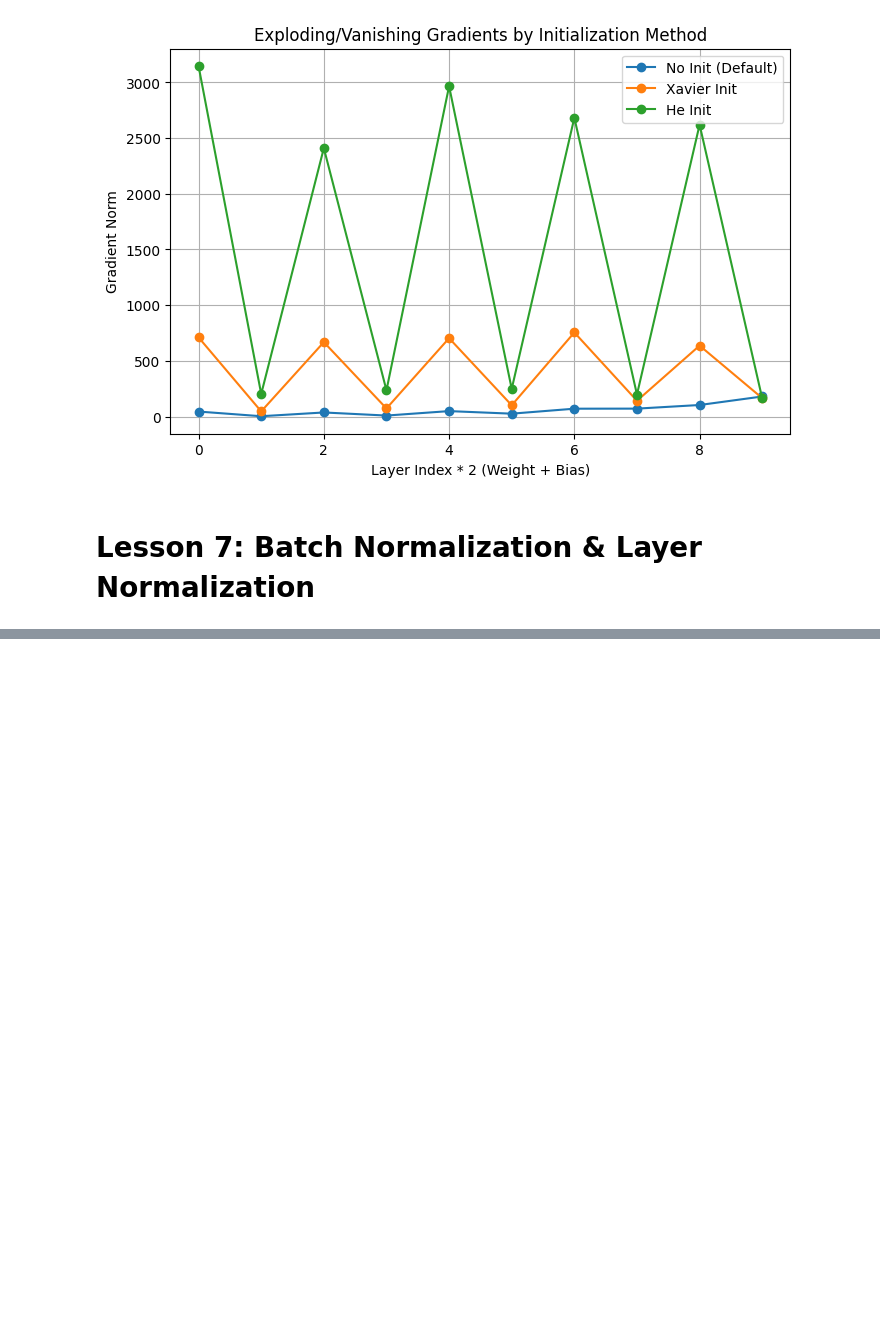
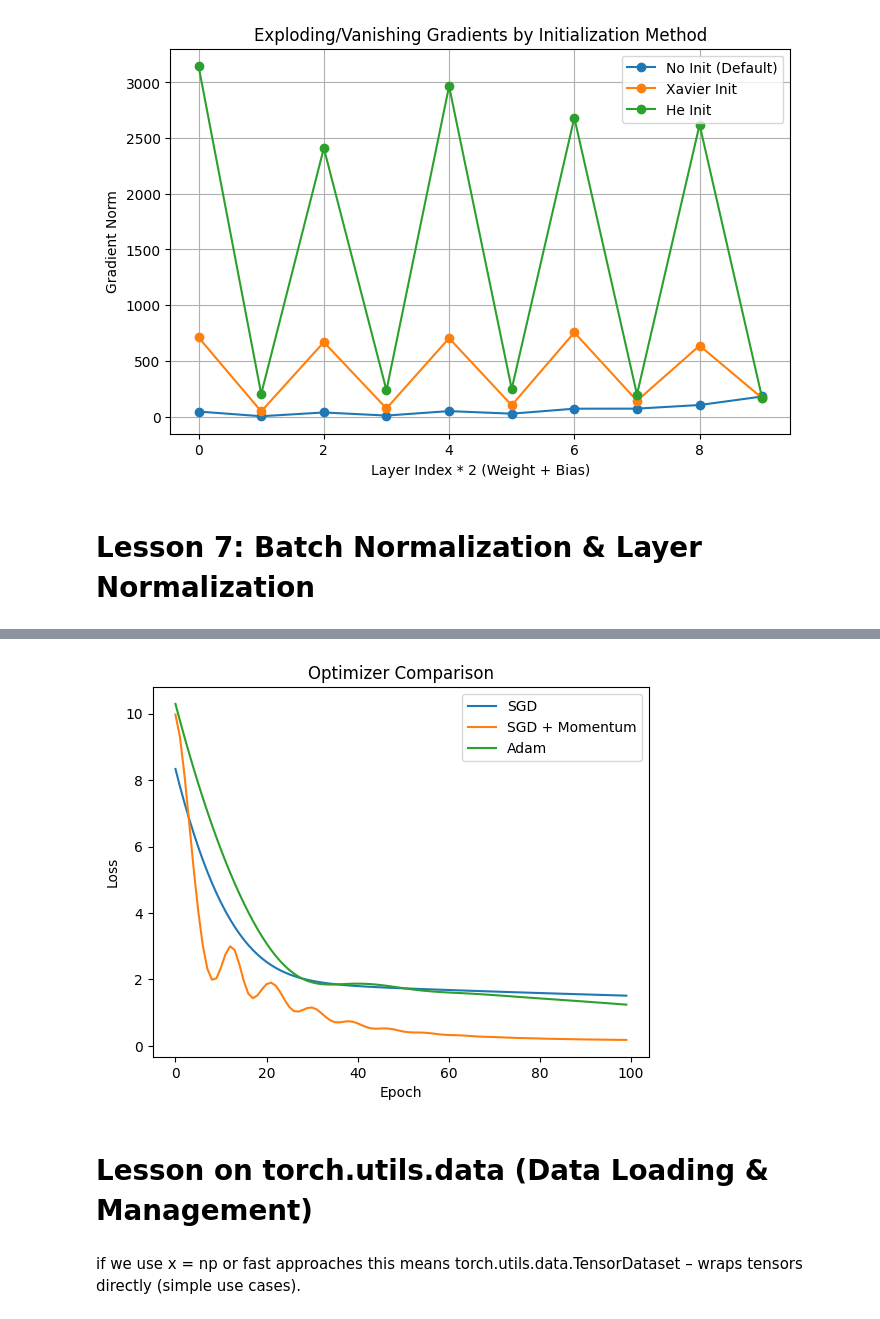
Before and after one commit to Momegaii/pytorch_O_core, a Jupyter notebook: pytorch_O_core.ipynb, the cells around one changed output, grey strips where cells are left out. Cells and saved outputs as stored; diff of their text form; code cells hidden in the pictures; blank space fills up the shorter version.

```diff
--- a/pytorch_O_core.ipynb
+++ b/pytorch_O_core.ipynb
@@ -662,0 +880,64 @@ plt.show()
+# %%
+import torch
+import torch.nn as nn
+import torch.optim as optim
+import matplotlib.pyplot as plt
+
+# Use GPU if available
+device = torch.device("cuda" if torch.cuda.is_available() else "cpu")
+
+# Dummy dataset
+X = torch.unsqueeze(torch.linspace(-2, 2, 200), dim=1).to(device)
+y = X.pow(3) + 0.3 * torch.randn(X.size()).to(device)
+
+# Simple model
+class Net(nn.Module):
+    def __init__(self):
+        super(Net, self).__init__()
+        self.hidden = nn.Linear(1, 20)
+        self.out = nn.Linear(20, 1)
+    def forward(self, x):
+        x = torch.relu(self.hidden(x))
+        return self.out(x)
+
+# Training function
+def train_model(optimizer_name):
+    net = Net().to(device)
+    criterion = nn.MSELoss()
+    optimizer = {
+        'SGD': optim.SGD(net.parameters(), lr=0.01),
+        'Momentum': optim.SGD(net.parameters(), lr=0.01, momentum=0.9),
+        'Adam': optim.Adam(net.parameters(), lr=0.01)
+    }[optimizer_name]
+
+    losses = []
+    for epoch in range(100):
+        pred = net(X)
+        loss = criterion(pred, y)
+        optimizer.zero_grad()
+        loss.backward()
+        optimizer.step()
+        losses.append(loss.item())
+    return losses
+
+# Compare optimizers
+loss_sgd = train_model('SGD')
+loss_mom = train_model('Momentum')
+loss_adam = train_model('Adam')
+
+plt.plot(loss_sgd, label='SGD')
+plt.plot(loss_mom, label='SGD + Momentum')
+plt.plot(loss_adam, label='Adam')
+plt.xlabel('Epoch')
+plt.ylabel('Loss')
+plt.title('Optimizer Comparison')
+plt.legend()
+plt.show()
+# %% [output]
+[figure, added]
+# %% [markdown]
+# Lesson on torch.utils.data (Data Loading & Management)
+# %% [markdown]
+if we use x = np
+or fast approaches
+this means torch.utils.data.TensorDataset – wraps tensors directly (simple use cases).
```
Also changed, not shown: parts of 10 cells of this notebook.
